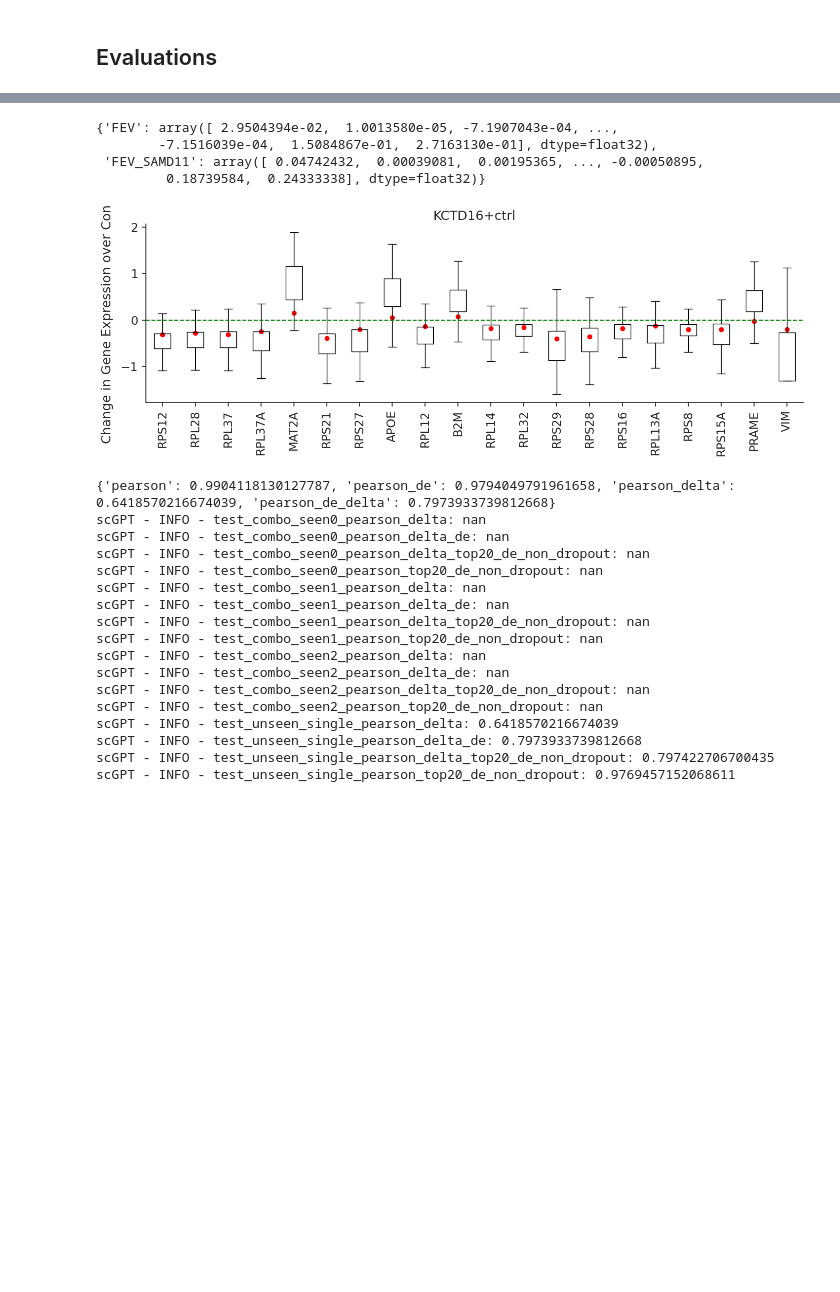
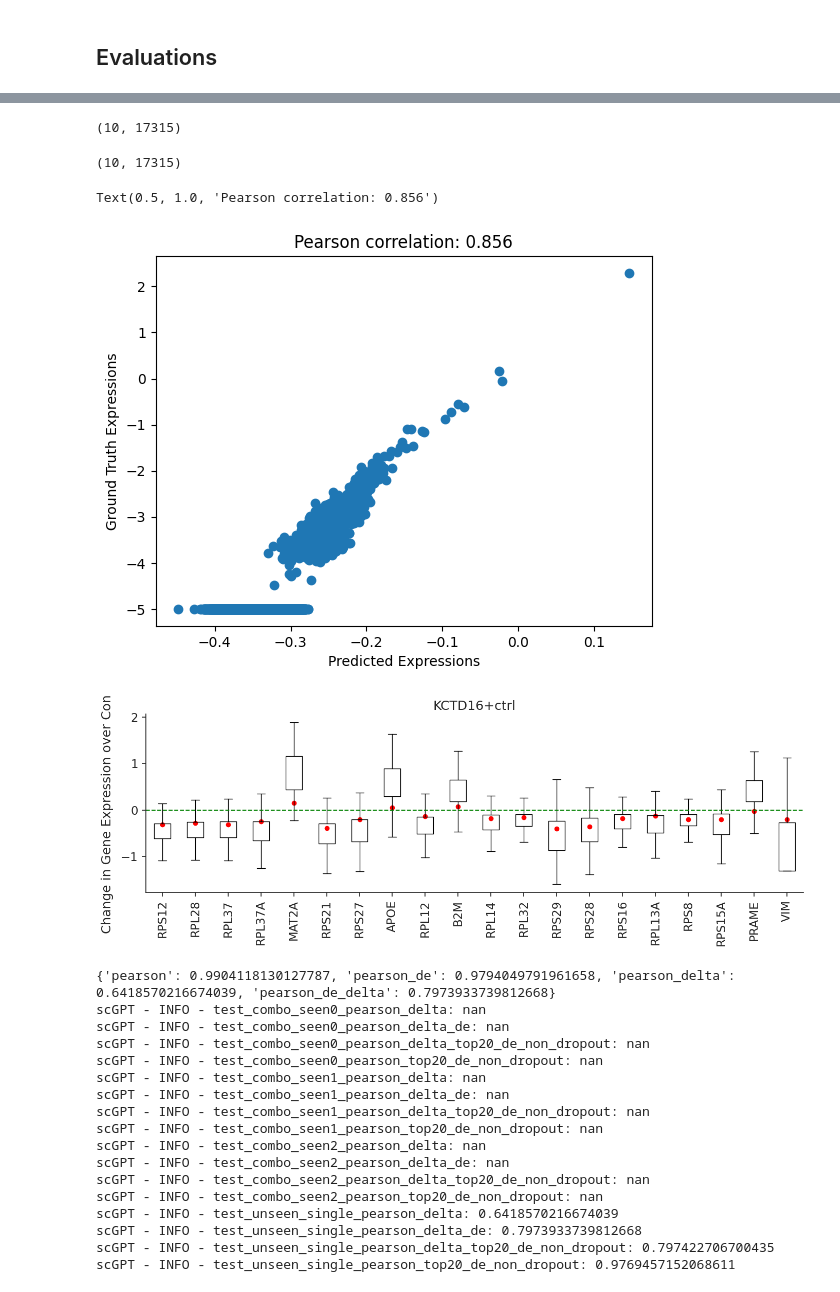
Before and after one commit to a93sokol/scGPT_reproduce, a Jupyter notebook: tutorials/Tutorial_Perturbation.ipynb, the cells around one changed output, grey strips where cells are left out. Cells and saved outputs as stored; diff of their text form; code cells hidden in the pictures; blank space fills up the shorter version.

```diff
--- a/tutorials/Tutorial_Perturbation.ipynb
+++ b/tutorials/Tutorial_Perturbation.ipynb
@@ -126,6 +126,7 @@ scGPT - INFO - Running on 2024-10-09 14:10:04
 # %%
-pert_data = PertData("../data")
-pert_data.load(data_path='../data/replogle_rpe1_essential/')
+pert_data = PertData("../data/")
+#pert_data.load(data_path='../data/replogle_rpe1_essential/')
+pert_data.load(data_path='./data_scGPT/norman/')
 pert_data.prepare_split(split='simulation', seed=1)
 pert_data.get_dataloader(batch_size=batch_size, test_batch_size=eval_batch_size)
 # %% [output]
@@ -144,7 +145,7 @@ Done!
 if load_model is not None:
     model_dir = Path(load_model)
     model_config_file = model_dir / "args.json"
-    model_file = model_dir / "best_model.pt"
+    model_file = save_dir / 'model_4.pt'#model_dir / "best_model.pt"
     vocab_file = model_dir / "vocab.json"
 
     vocab = GeneVocab.from_file(vocab_file)
@@ -433,8 +440,8 @@ def eval_perturb(
 best_val_loss = float("inf")
 best_val_corr = 0
 best_model = None
-patience = 0
-epochs = 4
+patience = 3
+epochs = 15
 
 for epoch in range(1, epochs + 1):
     epoch_start_time = time.time()
@@ -468,10 +475,10 @@ for epoch in range(1, epochs + 1):
             logger.info(f"Early stop at epoch {epoch}")
             break
 
-    # torch.save(
-    #     model.state_dict(),
-    #     save_dir / f"model_{epoch}.pt",
-    # )
+    torch.save(
+        model.state_dict(),
+        save_dir / f"model_{epoch}.pt",
+    )
 
     scheduler.step()
 # %% [output]
@@ -551,0 +646,10 @@ def predict(
+# %%
+mask, gt, pred = predict_empty(best_model, [[""]], pool_size=10)
+# %%
+pred.shape
+# %% [output]
+(10, 17315)
+# %%
+gt.shape
+# %% [output]
+(10, 17315)
@@ -552,3 +658,14 @@ def predict(
+# %%
+import matplotlib.pyplot as plt
+plt.scatter(pred[0,:], gt[0,:])
+plt.xlabel('Predicted Expressions')
+plt.ylabel('Ground Truth Expressions')
+#plt.title(f'Spearman correlation: {spearmanr(pred[0,:], gt[0,:]).statistic:.3f}')
+plt.title(f'Pearson correlation: {pearsonr(pred[0,mask[0]], gt[0,mask[0]]).statistic:.3f}')
+#plt.savefig('./empty_pert.pdf',bbox_inches='tight')
+# %% [output]
+Text(0.5, 1.0, 'Pearson correlation: 0.856')
+[figure, added]
 # %%
 def plot_perturbation(
     model: nn.Module, query: str, save_file: str = None, pool_size: int = None
@@ -603,11 +720,4 @@ def plot_perturbation(
         fig.savefig(save_file, bbox_inches="tight", transparent=False)
 
     return fig
-# %%
-temp
-# %% [output]
-{'FEV': array([ 2.9504394e-02,  1.0013580e-05, -7.1907043e-04, ...,
-        -7.1516039e-04,  1.5084867e-01,  2.7163130e-01], dtype=float32),
- 'FEV_SAMD11': array([ 0.04742432,  0.00039081,  0.00195365, ..., -0.00050895,
-         0.18739584,  0.24333338], dtype=float32)}
 # %%
```
Also changed, not shown: parts of 13 cells of this notebook, 7 other files.
